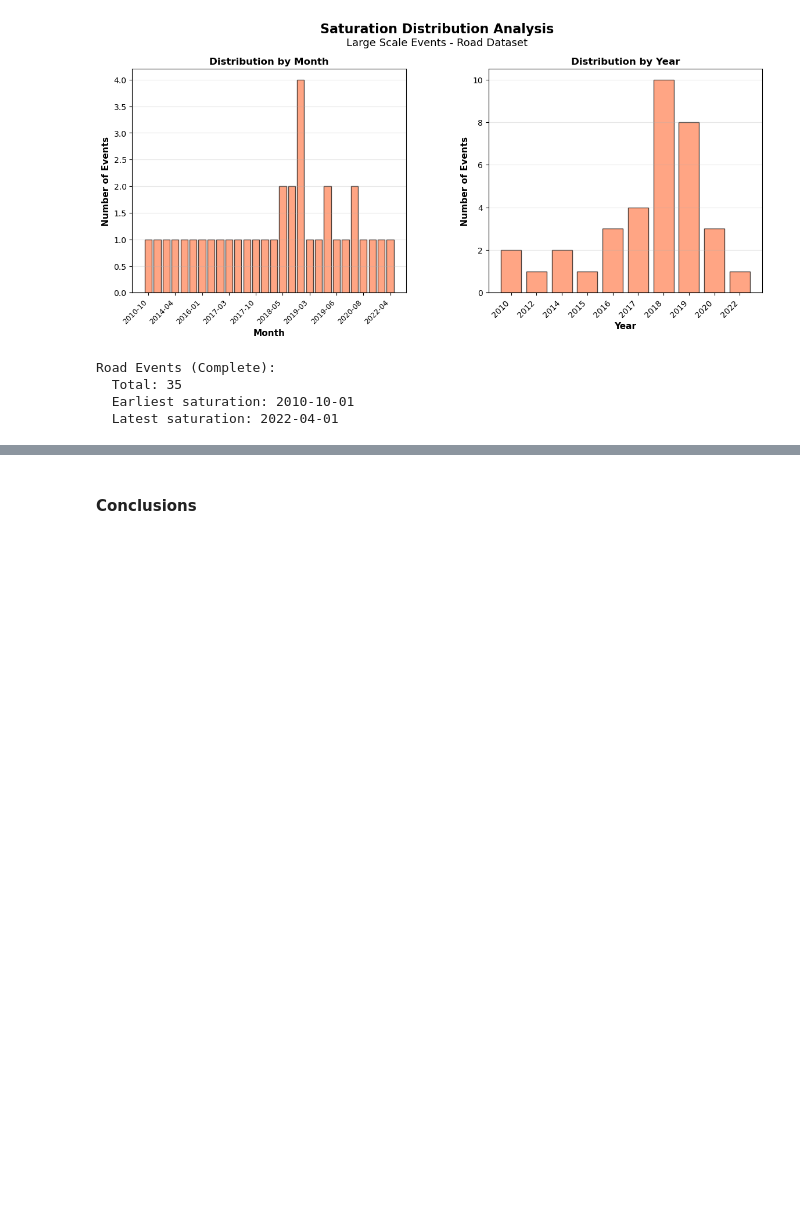
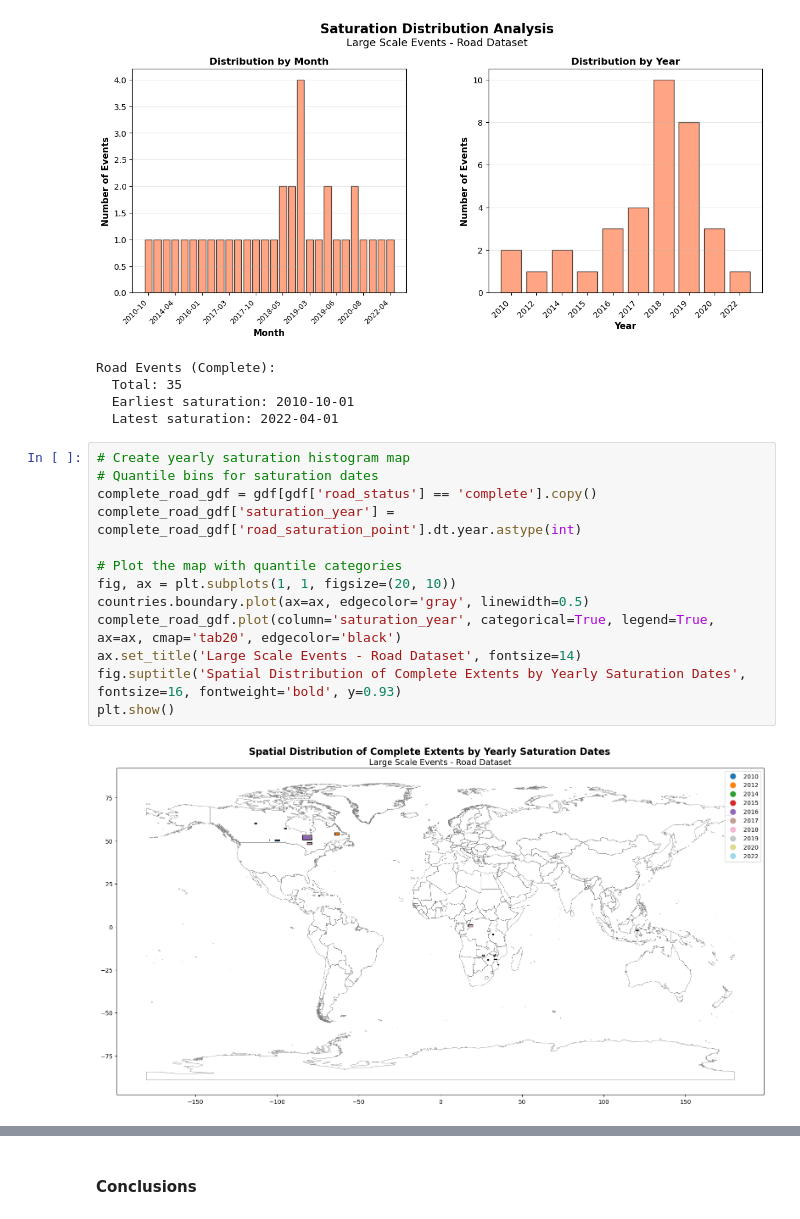
Before and after one commit to Geo-Cultural-Informatics-Lab/OSM-Feature-Completeness, a Jupyter notebook: 6) success statistics for events/success_statistics_events_export.ipynb, the cells around one changed output, grey strips where cells are left out. Saved outputs shown, nothing was run; the diff lists cells and outputs as text; blank space fills up the shorter version.

```diff
--- a/6) success statistics for events/success_statistics_events_export.ipynb
+++ b/6) success statistics for events/success_statistics_events_export.ipynb
@@ -662,3 +804,18 @@ Road Events (Complete):
   Total: 35
   Earliest saturation: 2010-10-01
   Latest saturation: 2022-04-01
+# %%
+# Create yearly saturation histogram map
+# Quantile bins for saturation dates
+complete_road_gdf = gdf[gdf['road_status'] == 'complete'].copy()
+complete_road_gdf['saturation_year'] = complete_road_gdf['road_saturation_point'].dt.year.astype(int)
+
+# Plot the map with quantile categories
+fig, ax = plt.subplots(1, 1, figsize=(20, 10))
+countries.boundary.plot(ax=ax, edgecolor='gray', linewidth=0.5)
+complete_road_gdf.plot(column='saturation_year', categorical=True, legend=True, ax=ax, cmap='tab20', edgecolor='black')
+ax.set_title('Large Scale Events - Road Dataset', fontsize=14)
+fig.suptitle('Spatial Distribution of Complete Extents by Yearly Saturation Dates', fontsize=16, fontweight='bold', y=0.93)
+plt.show()
+# %% [output]
+[figure, added]
```
Also changed, not shown: parts of 20 cells of this notebook, 4 other files.
